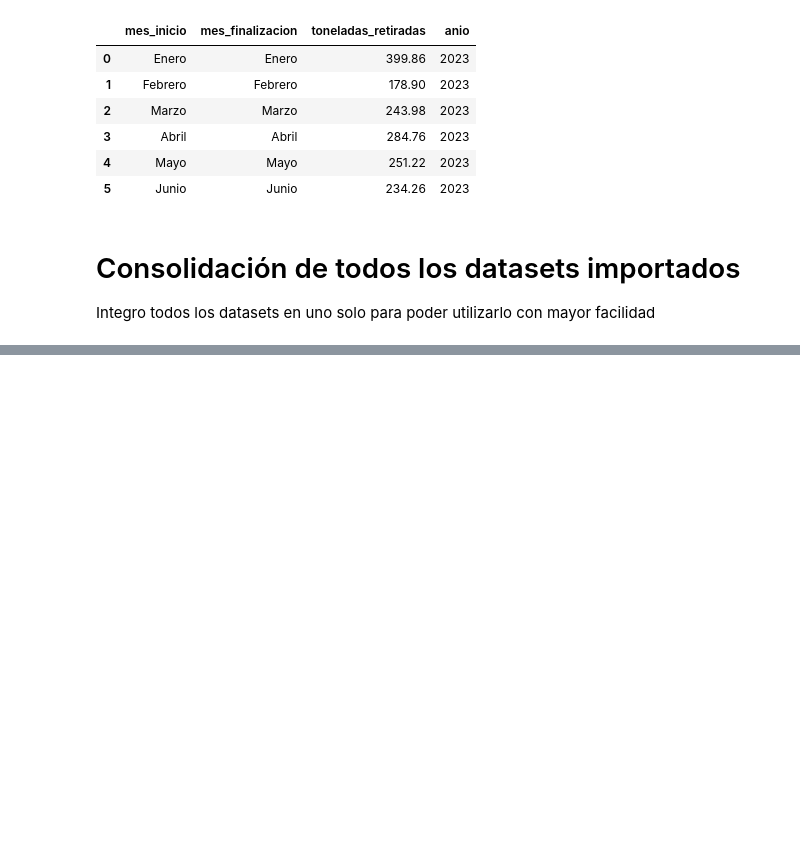
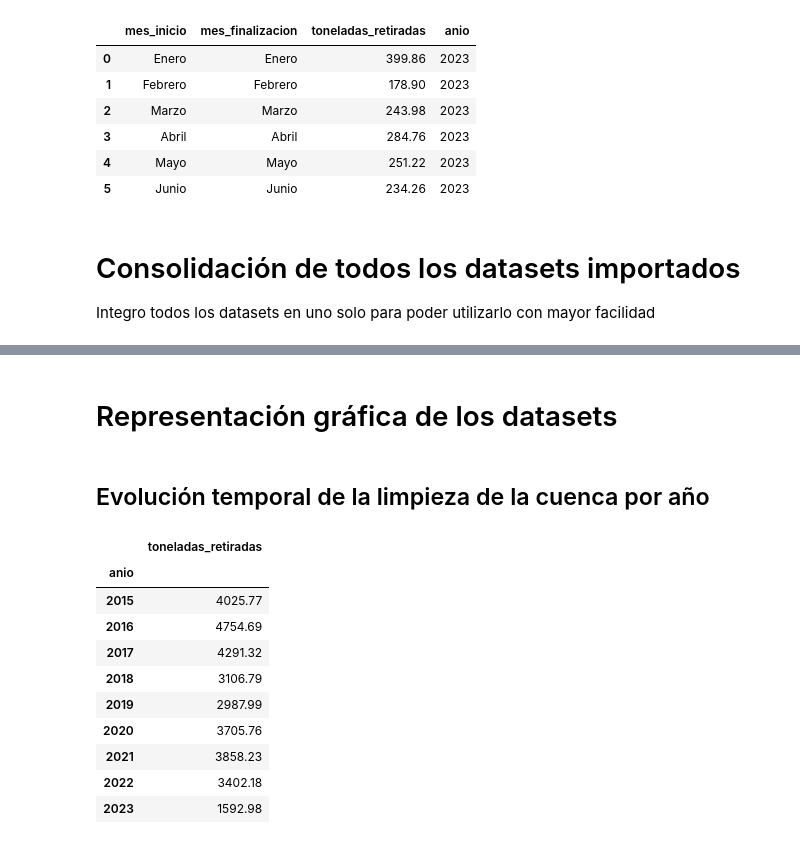
Before and after one commit to ermolinaj/unipe_ep_final_s1_2024, a Jupyter notebook: matanza_riachuelo_river_demographic_analysis.ipynb, the cells around one changed output, grey strips where cells are left out. Cells and saved outputs as stored; diff of their text form; code cells hidden in the pictures; blank space fills up the shorter version.

```diff
--- a/matanza_riachuelo_river_demographic_analysis.ipynb
+++ b/matanza_riachuelo_river_demographic_analysis.ipynb
@@ -121,3 +122,22 @@ tons_of_waste
 | 99 | Mayo | Mayo | 251.22 | 2023 |
 | 100 | Junio | Junio | 234.26 | 2023 |
 101 rows × 4 columns
+# %% [markdown]
+# Representación gráfica de los datasets
+# %% [markdown]
+## Evolución temporal de la limpieza de la cuenca por año
+# %%
+tons_of_waste_cleansed_by_year = tons_of_waste.groupby("anio")[["toneladas_retiradas"]].sum()
+tons_of_waste_cleansed_by_year
+# %% [output]
+|  | toneladas_retiradas |
+| anio |  |
+| 2015 | 4025.77 |
+| 2016 | 4754.69 |
+| 2017 | 4291.32 |
+| 2018 | 3106.79 |
+| 2019 | 2987.99 |
+| 2020 | 3705.76 |
+| 2021 | 3858.23 |
+| 2022 | 3402.18 |
+| 2023 | 1592.98 |
```
Also changed, not shown: parts of 7 cells of this notebook, 4 other files.
